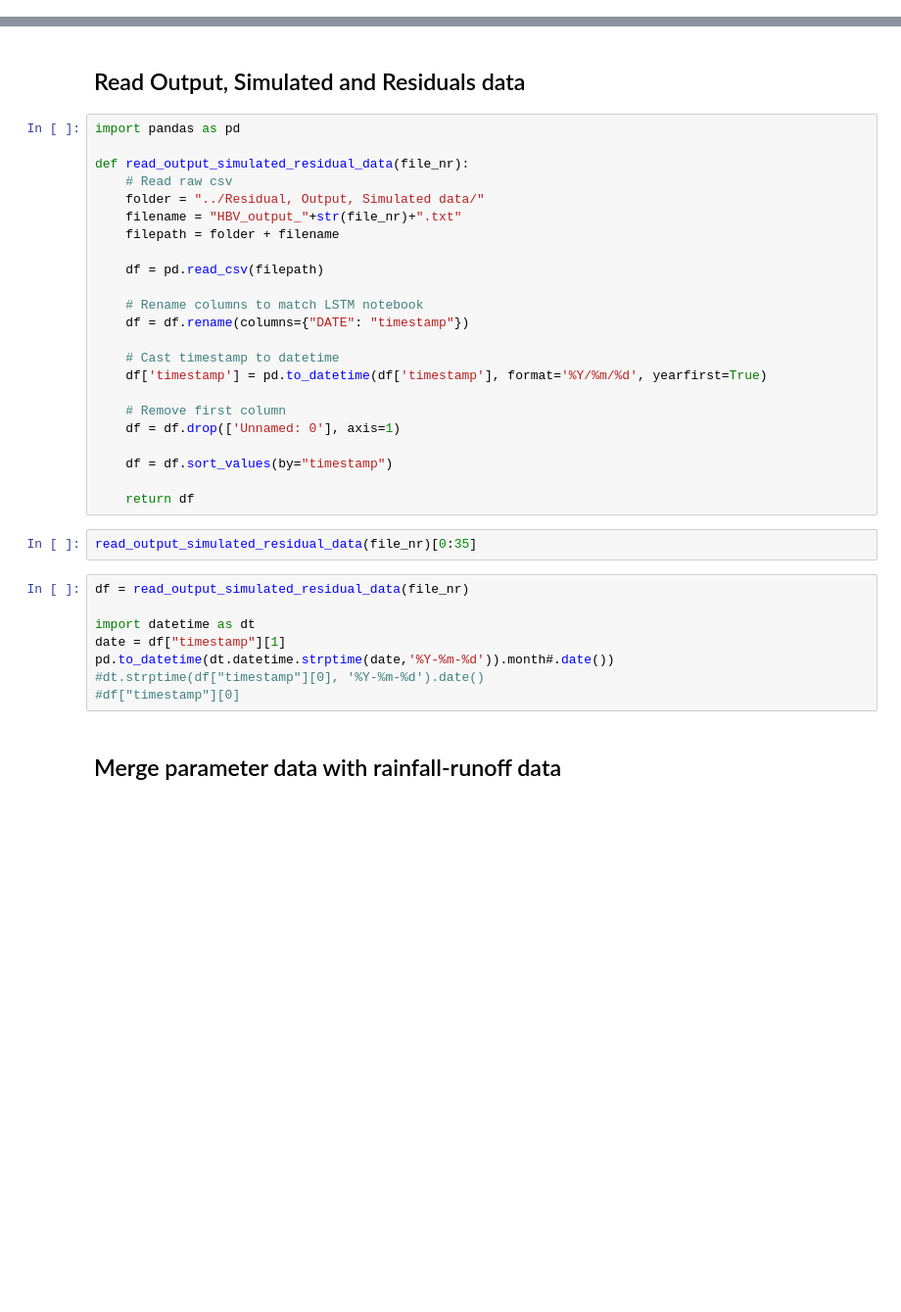
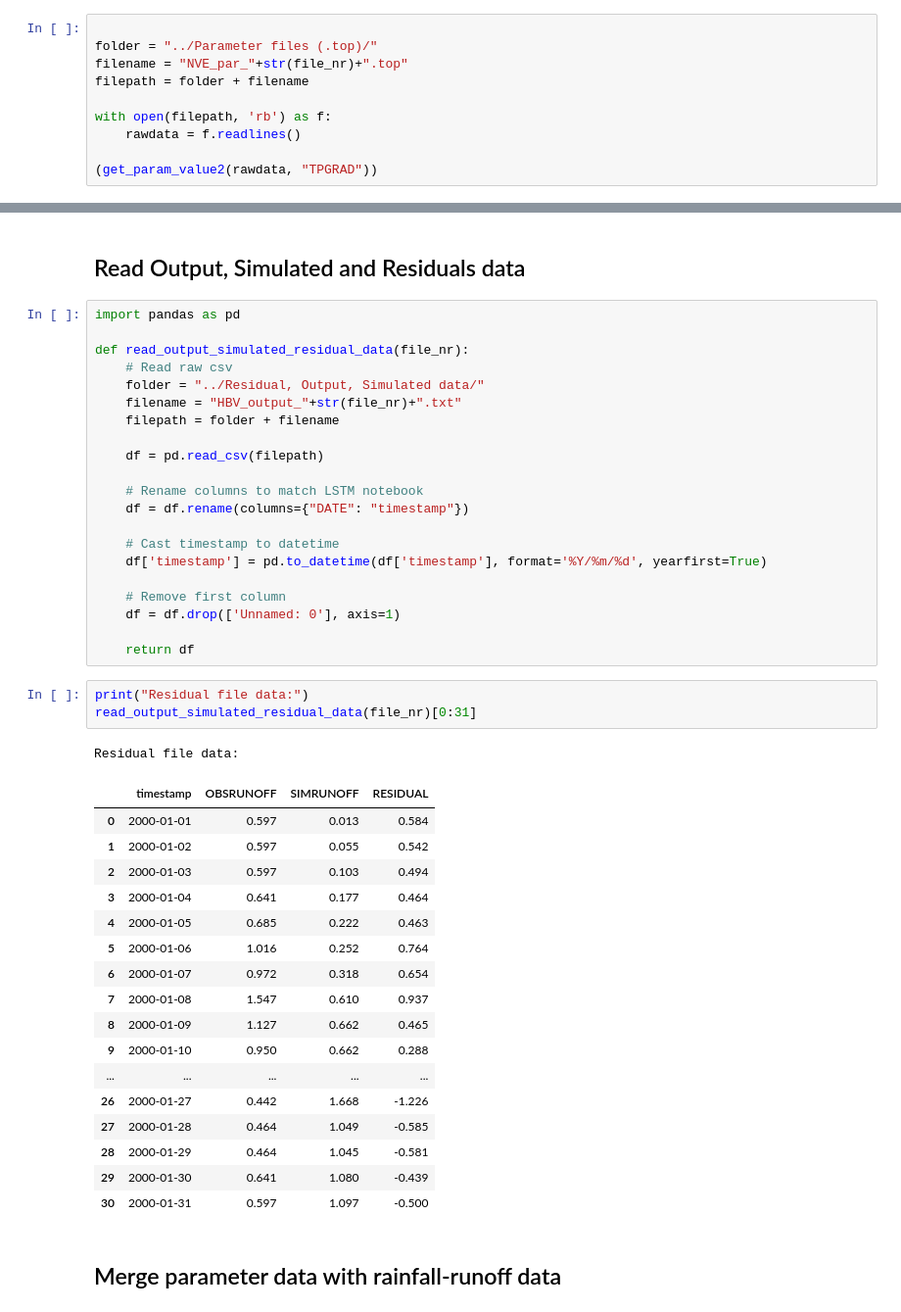
Before and after one commit to chrskj/TTK4853-hbv-ham5, a Jupyter notebook: Python/training_data_parser.ipynb, the cells around one changed output, grey strips where cells are left out. Shown at 98% size. Drawn from its saved outputs; the diff is of its cells as text; blank space fills up the shorter version.

```diff
--- a/Python/training_data_parser.ipynb
+++ b/Python/training_data_parser.ipynb
@@ -23,0 +33,10 @@ def get_param_value(data, key: str):
+# %%
+
+folder = "../Parameter files (.top)/"
+filename = "NVE_par_"+str(file_nr)+".top"
+filepath = folder + filename
+
+with open(filepath, 'rb') as f:
+    rawdata = f.readlines()
+
+(get_param_value2(rawdata, "TPGRAD"))
@@ -156,18 +179,28 @@ def read_output_simulated_residual_data(file_nr):
     # Remove first column
     df = df.drop(['Unnamed: 0'], axis=1)
 
-    df = df.sort_values(by="timestamp")
-
     return df
-# %%
-read_output_simulated_residual_data(file_nr)[0:35]
-# %%
-df = read_output_simulated_residual_data(file_nr)
-
-import datetime as dt
-date = df["timestamp"][1]
-pd.to_datetime(dt.datetime.strptime(date,'%Y-%m-%d')).month#.date())
-#dt.strptime(df["timestamp"][0], '%Y-%m-%d').date()
-#df["timestamp"][0]
+# %%
+print("Residual file data:")
+read_output_simulated_residual_data(file_nr)[0:31]
+# %% [output]
+Residual file data:
+|  | timestamp | OBSRUNOFF | SIMRUNOFF | RESIDUAL |
+| 0 | 2000-01-01 | 0.597 | 0.013 | 0.584 |
+| 1 | 2000-01-02 | 0.597 | 0.055 | 0.542 |
+| 2 | 2000-01-03 | 0.597 | 0.103 | 0.494 |
+| 3 | 2000-01-04 | 0.641 | 0.177 | 0.464 |
+| 4 | 2000-01-05 | 0.685 | 0.222 | 0.463 |
+| 5 | 2000-01-06 | 1.016 | 0.252 | 0.764 |
+| 6 | 2000-01-07 | 0.972 | 0.318 | 0.654 |
+| 7 | 2000-01-08 | 1.547 | 0.610 | 0.937 |
+| 8 | 2000-01-09 | 1.127 | 0.662 | 0.465 |
+| 9 | 2000-01-10 | 0.950 | 0.662 | 0.288 |
+| ... | ... | ... | ... | ... |
+| 26 | 2000-01-27 | 0.442 | 1.668 | -1.226 |
+| 27 | 2000-01-28 | 0.464 | 1.049 | -0.585 |
+| 28 | 2000-01-29 | 0.464 | 1.045 | -0.581 |
+| 29 | 2000-01-30 | 0.641 | 1.080 | -0.439 |
+| 30 | 2000-01-31 | 0.597 | 1.097 | -0.500 |
 # %% [markdown]
 ## Merge parameter data with rainfall-runoff data
```
Also changed, not shown: parts of 13 cells of this notebook.
